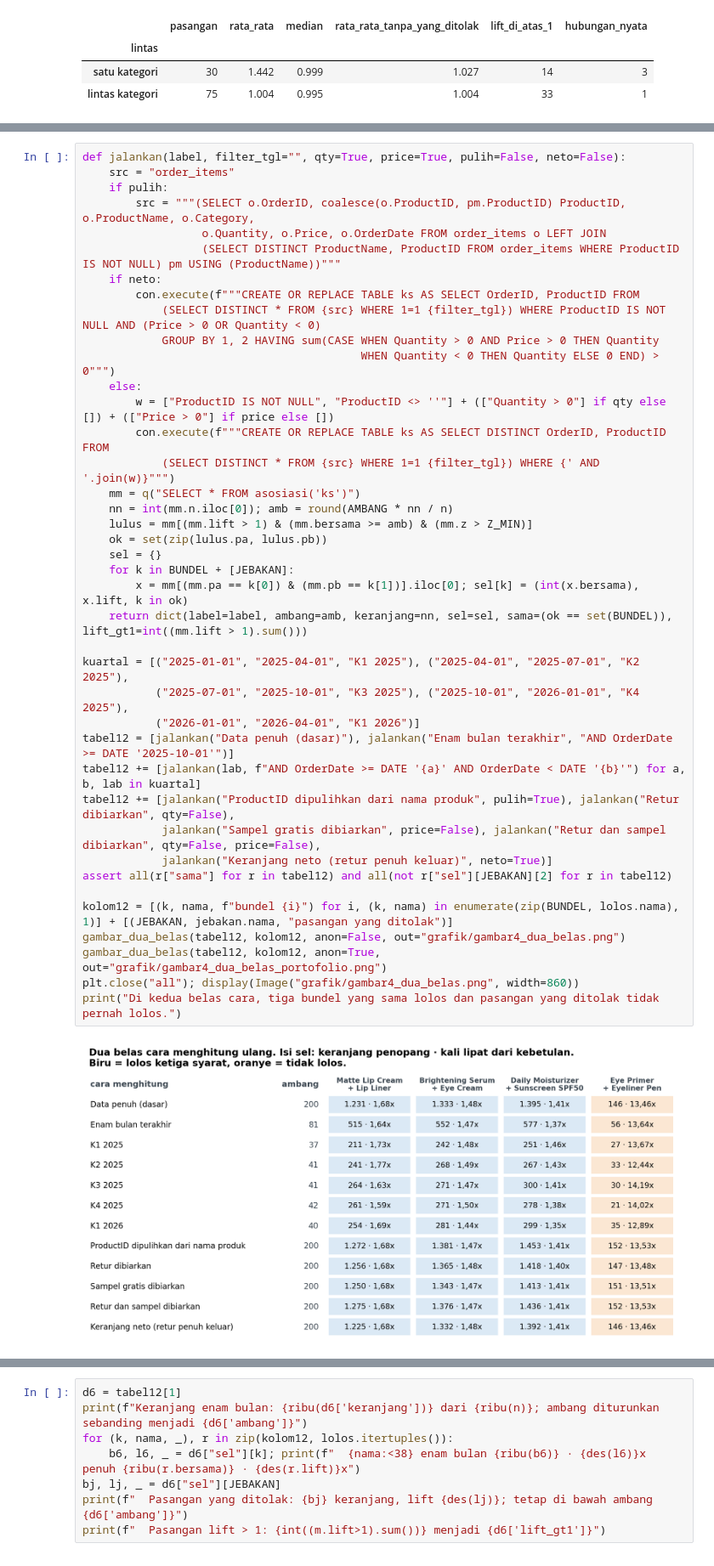
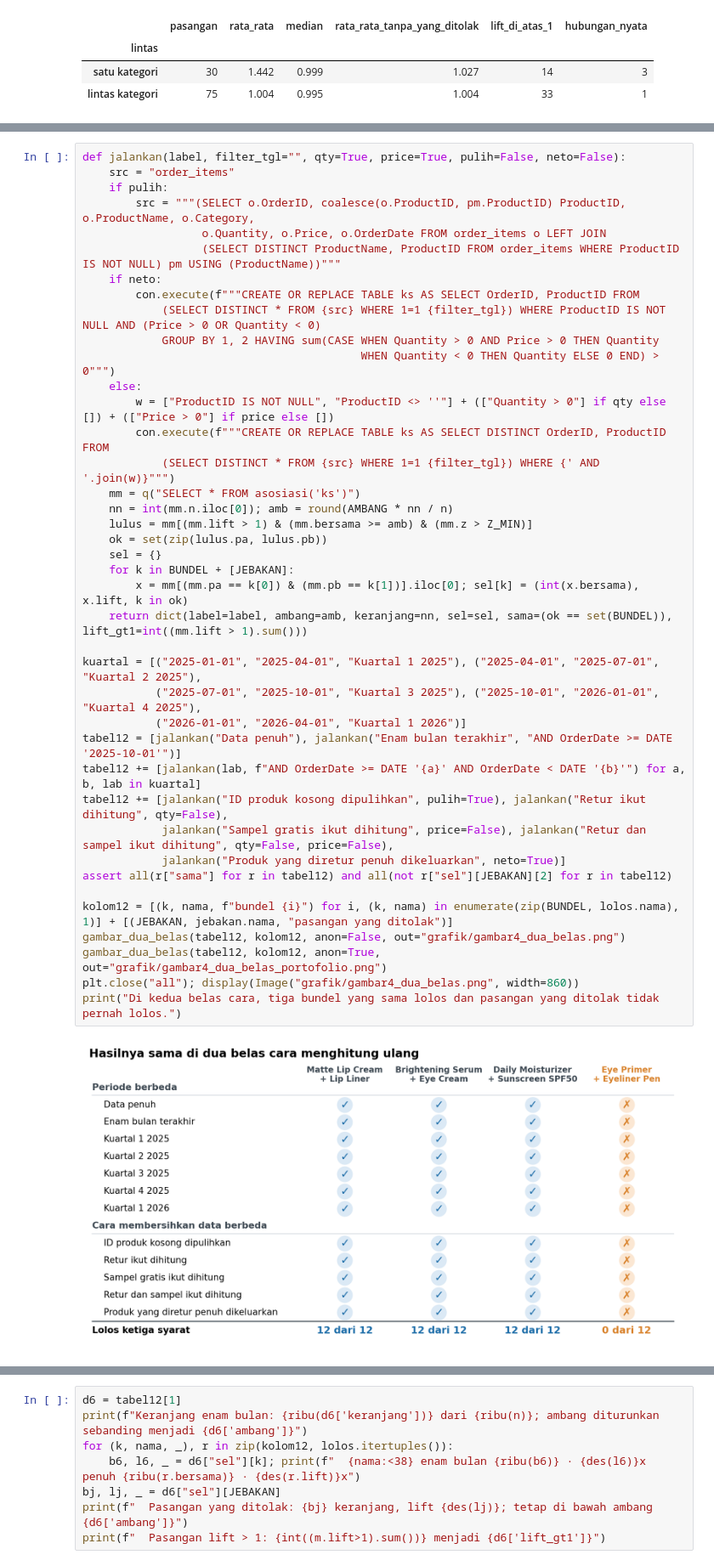
Before and after one commit to aoramaaulia-collab/market-basket-bundle-analysis, a Jupyter notebook: notebook/SQL-02_Market_Basket_DuckDB.ipynb, the cells around one changed output, grey strips where cells are left out. Shown at 85% size. Drawn from its saved outputs; the diff is of its cells as text.

```diff
--- a/notebook/SQL-02_Market_Basket_DuckDB.ipynb
+++ b/notebook/SQL-02_Market_Basket_DuckDB.ipynb
@@ -849,41 +860,41 @@ def jalankan(label, filter_tgl="", qty=True, price=True, pulih=False, neto=False
         src = """(SELECT o.OrderID, coalesce(o.ProductID, pm.ProductID) ProductID, o.ProductName, o.Category,
                   o.Quantity, o.Price, o.OrderDate FROM order_items o LEFT JOIN
                   (SELECT DISTINCT ProductName, ProductID FROM order_items WHERE ProductID IS NOT NULL) pm USING (ProductName))"""
     if neto:
         con.execute(f"""CREATE OR REPLACE TABLE ks AS SELECT OrderID, ProductID FROM
             (SELECT DISTINCT * FROM {src} WHERE 1=1 {filter_tgl}) WHERE ProductID IS NOT NULL AND (Price > 0 OR Quantity < 0)
             GROUP BY 1, 2 HAVING sum(CASE WHEN Quantity > 0 AND Price > 0 THEN Quantity
                                           WHEN Quantity < 0 THEN Quantity ELSE 0 END) > 0""")
     else:
         w = ["ProductID IS NOT NULL", "ProductID <> ''"] + (["Quantity > 0"] if qty else []) + (["Price > 0"] if price else [])
         con.execute(f"""CREATE OR REPLACE TABLE ks AS SELECT DISTINCT OrderID, ProductID FROM
             (SELECT DISTINCT * FROM {src} WHERE 1=1 {filter_tgl}) WHERE {' AND '.join(w)}""")
     mm = q("SELECT * FROM asosiasi('ks')")
     nn = int(mm.n.iloc[0]); amb = round(AMBANG * nn / n)
     lulus = mm[(mm.lift > 1) & (mm.bersama >= amb) & (mm.z > Z_MIN)]
     ok = set(zip(lulus.pa, lulus.pb))
     sel = {}
     for k in BUNDEL + [JEBAKAN]:
         x = mm[(mm.pa == k[0]) & (mm.pb == k[1])].iloc[0]; sel[k] = (int(x.bersama), x.lift, k in ok)
     return dict(label=label, ambang=amb, keranjang=nn, sel=sel, sama=(ok == set(BUNDEL)), lift_gt1=int((mm.lift > 1).sum()))
 
-kuartal = [("2025-01-01", "2025-04-01", "K1 2025"), ("2025-04-01", "2025-07-01", "K2 2025"),
-           ("2025-07-01", "2025-10-01", "K3 2025"), ("2025-10-01", "2026-01-01", "K4 2025"),
-           ("2026-01-01", "2026-04-01", "K1 2026")]
-tabel12 = [jalankan("Data penuh (dasar)"), jalankan("Enam bulan terakhir", "AND OrderDate >= DATE '2025-10-01'")]
+kuartal = [("2025-01-01", "2025-04-01", "Kuartal 1 2025"), ("2025-04-01", "2025-07-01", "Kuartal 2 2025"),
+           ("2025-07-01", "2025-10-01", "Kuartal 3 2025"), ("2025-10-01", "2026-01-01", "Kuartal 4 2025"),
+           ("2026-01-01", "2026-04-01", "Kuartal 1 2026")]
+tabel12 = [jalankan("Data penuh"), jalankan("Enam bulan terakhir", "AND OrderDate >= DATE '2025-10-01'")]
 tabel12 += [jalankan(lab, f"AND OrderDate >= DATE '{a}' AND OrderDate < DATE '{b}'") for a, b, lab in kuartal]
-tabel12 += [jalankan("ProductID dipulihkan dari nama produk", pulih=True), jalankan("Retur dibiarkan", qty=False),
-            jalankan("Sampel gratis dibiarkan", price=False), jalankan("Retur dan sampel dibiarkan", qty=False, price=False),
-            jalankan("Keranjang neto (retur penuh keluar)", neto=True)]
+tabel12 += [jalankan("ID produk kosong dipulihkan", pulih=True), jalankan("Retur ikut dihitung", qty=False),
+            jalankan("Sampel gratis ikut dihitung", price=False), jalankan("Retur dan sampel ikut dihitung", qty=False, price=False),
+            jalankan("Produk yang diretur penuh dikeluarkan", neto=True)]
 assert all(r["sama"] for r in tabel12) and all(not r["sel"][JEBAKAN][2] for r in tabel12)
 
 kolom12 = [(k, nama, f"bundel {i}") for i, (k, nama) in enumerate(zip(BUNDEL, lolos.nama), 1)] + [(JEBAKAN, jebakan.nama, "pasangan yang ditolak")]
 gambar_dua_belas(tabel12, kolom12, anon=False, out="grafik/gambar4_dua_belas.png")
 gambar_dua_belas(tabel12, kolom12, anon=True, out="grafik/gambar4_dua_belas_portofolio.png")
 plt.close("all"); display(Image("grafik/gambar4_dua_belas.png", width=860))
 print("Di kedua belas cara, tiga bundel yang sama lolos dan pasangan yang ditolak tidak pernah lolos.")
 # %% [output]
-[figure, old version]
+[figure, new version]
 Di kedua belas cara, tiga bundel yang sama lolos dan pasangan yang ditolak tidak pernah lolos.
 # %% [markdown]
 **Rentang data:** 3.000 keranjang untuk data penuh, 1.218 untuk enam bulan, 551 sampai 625 per kuartal.
```
Also changed, not shown: parts of 3 cells of this notebook, 8 other files.
